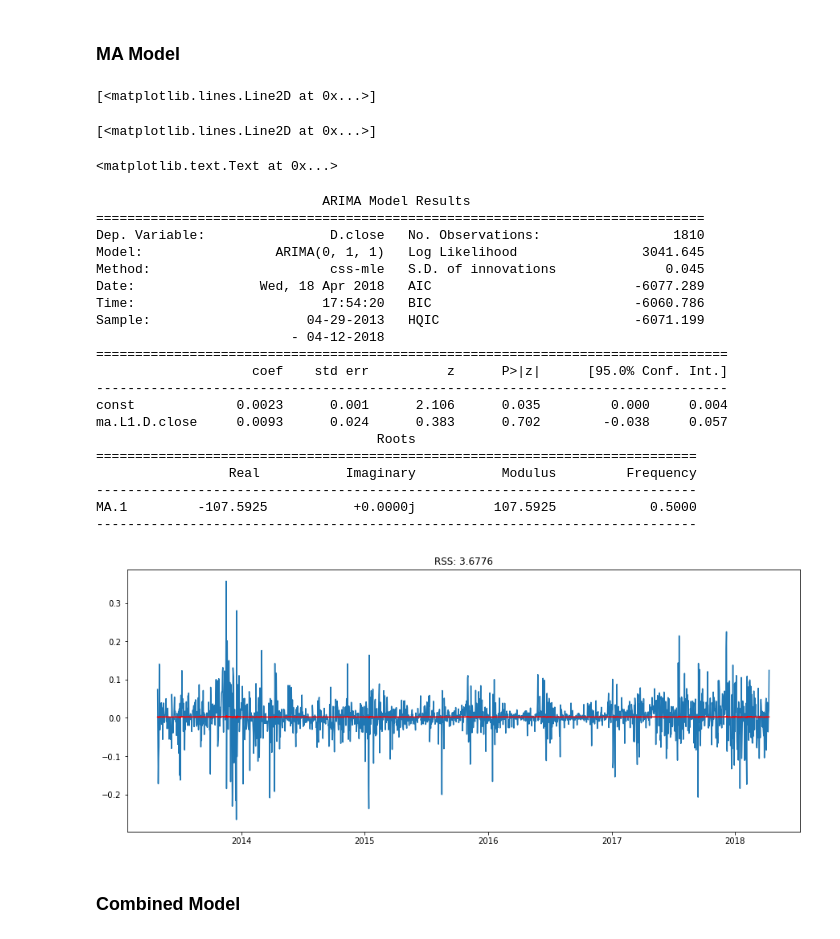
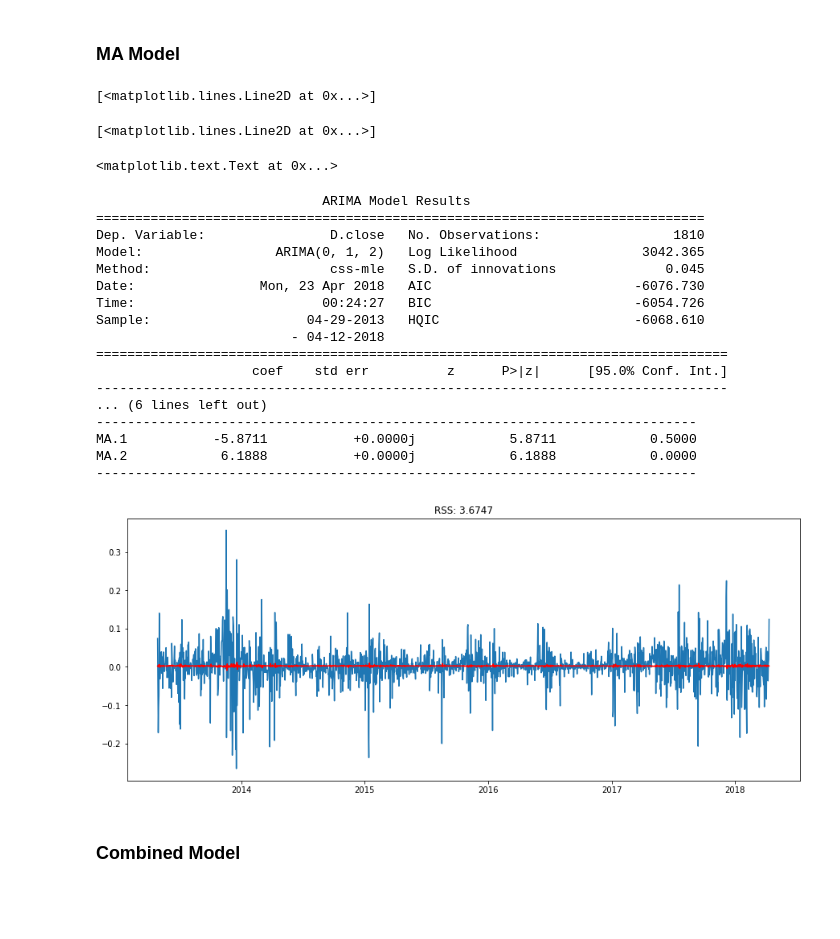
Before and after one commit to Neha41093/Cryptocurrency_Trends, a Jupyter notebook: Time Series Bitcoin-04-22.ipynb, the cells around one changed output. Cells and saved outputs as stored; diff of their text form; code cells hidden in the pictures; blank space fills up the shorter version.

```diff
--- a/Time Series Bitcoin-04-22.ipynb
+++ b/Time Series Bitcoin-04-22.ipynb
@@ -426,37 +426,34 @@ AR.2            0.1544           +5.8493j            5.8513            0.2458
 # %% [markdown]
 ### MA Model
 # %%
-model = ARIMA(ts_log, order=(0, 1, 1))
+model = ARIMA(ts_log, order=(0, 1, 2))
 results_MA = model.fit(disp=-1)
 plt.plot(ts_log_diff)
 plt.plot(results_MA.fittedvalues, color='red')
 plt.title('RSS: %.4f'% sum((results_MA.fittedvalues-ts_log_diff)**2))
 print results_MA.summary()
 # %% [output]
 [<matplotlib.lines.Line2D at 0x...>]
 [<matplotlib.lines.Line2D at 0x...>]
 <matplotlib.text.Text at 0x...>
                              ARIMA Model Results
 ==============================================================================
 Dep. Variable:                D.close   No. Observations:                 1810
-Model:                 ARIMA(0, 1, 1)   Log Likelihood                3041.645
+Model:                 ARIMA(0, 1, 2)   Log Likelihood                3042.365
 Method:                       css-mle   S.D. of innovations              0.045
-Date:                Wed, 18 Apr 2018   AIC                          -6077.289
-Time:                        17:54:20   BIC                          -6060.786
-Sample:                    04-29-2013   HQIC                         -6071.199
+Date:                Mon, 23 Apr 2018   AIC                          -6076.730
+Time:                        00:24:27   BIC                          -6054.726
+Sample:                    04-29-2013   HQIC                         -6068.610
                          - 04-12-2018
 =================================================================================
                     coef    std err          z      P>|z|      [95.0% Conf. Int.]
 ---------------------------------------------------------------------------------
-const             0.0023      0.001      2.106      0.035         0.000     0.004
-ma.L1.D.close     0.0093      0.024      0.383      0.702        -0.038     0.057
-                                    Roots
-=============================================================================
-                 Real           Imaginary           Modulus         Frequency
+... (6 lines left out)
 -----------------------------------------------------------------------------
-MA.1         -107.5925           +0.0000j          107.5925            0.5000
+MA.1           -5.8711           +0.0000j            5.8711            0.5000
+MA.2            6.1888           +0.0000j            6.1888            0.0000
 -----------------------------------------------------------------------------
-[figure, old version]
+[figure, new version]
 # %% [markdown]
 ### Combined Model
 # %%
```
Also changed, not shown: parts of 2 cells of this notebook.
